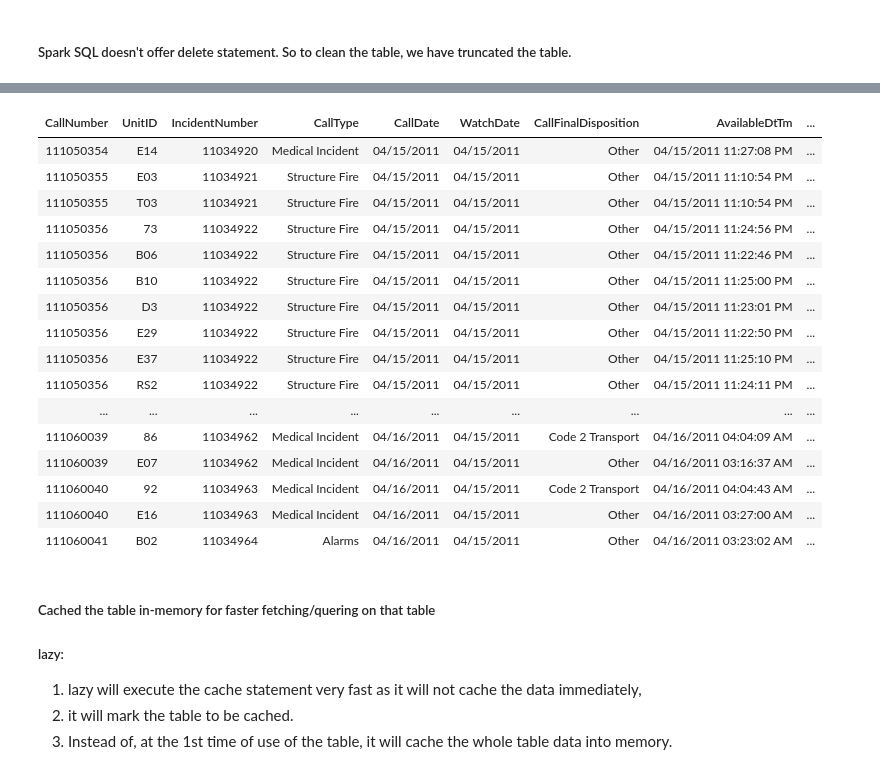
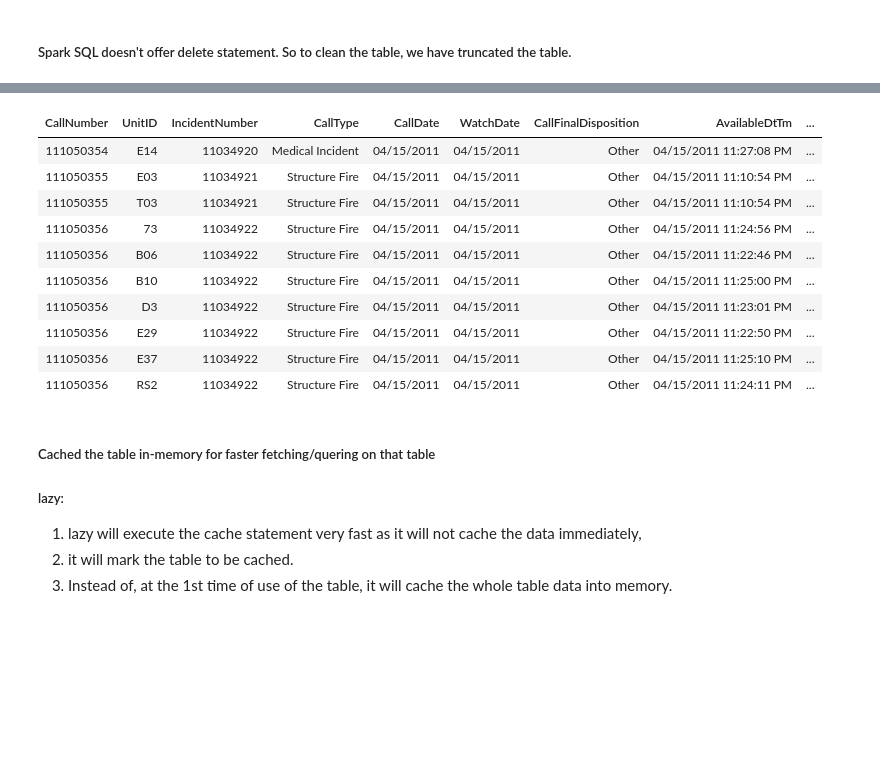
Before and after one commit to buaindra/gcp_utility, a Jupyter notebook: bigdata/databricks/03_Spark_Table.ipynb, the cells around one changed output, grey strips where cells are left out. Cells and saved outputs as stored; diff of their text form; code cells hidden in the pictures; blank space fills up the shorter version.

```diff
--- a/bigdata/databricks/03_Spark_Table.ipynb
+++ b/bigdata/databricks/03_Spark_Table.ipynb
@@ -83,25 +87,19 @@ select * from global_temp.fire_service_calls_view  -- this view created from "01
 [interactive output not drawn]
 # %%
 %sql
-select * from demo_db.fire_service_calls_tbl limit 100
+select * from demo_db.fire_service_calls_tbl limit 10
 # %% [output]
 | CallNumber | UnitID | IncidentNumber | CallType | CallDate | WatchDate | CallFinalDisposition | AvailableDtTm | ... |
 | 111050354 | E14 | 11034920 | Medical Incident | 04/15/2011 | 04/15/2011 | Other | 04/15/2011 11:27:08 PM | ... |
 | 111050355 | E03 | 11034921 | Structure Fire | 04/15/2011 | 04/15/2011 | Other | 04/15/2011 11:10:54 PM | ... |
 | 111050355 | T03 | 11034921 | Structure Fire | 04/15/2011 | 04/15/2011 | Other | 04/15/2011 11:10:54 PM | ... |
 | 111050356 | 73 | 11034922 | Structure Fire | 04/15/2011 | 04/15/2011 | Other | 04/15/2011 11:24:56 PM | ... |
 | 111050356 | B06 | 11034922 | Structure Fire | 04/15/2011 | 04/15/2011 | Other | 04/15/2011 11:22:46 PM | ... |
 | 111050356 | B10 | 11034922 | Structure Fire | 04/15/2011 | 04/15/2011 | Other | 04/15/2011 11:25:00 PM | ... |
 | 111050356 | D3 | 11034922 | Structure Fire | 04/15/2011 | 04/15/2011 | Other | 04/15/2011 11:23:01 PM | ... |
 | 111050356 | E29 | 11034922 | Structure Fire | 04/15/2011 | 04/15/2011 | Other | 04/15/2011 11:22:50 PM | ... |
 | 111050356 | E37 | 11034922 | Structure Fire | 04/15/2011 | 04/15/2011 | Other | 04/15/2011 11:25:10 PM | ... |
 | 111050356 | RS2 | 11034922 | Structure Fire | 04/15/2011 | 04/15/2011 | Other | 04/15/2011 11:24:11 PM | ... |
-| ... | ... | ... | ... | ... | ... | ... | ... | ... |
-| 111060039 | 86 | 11034962 | Medical Incident | 04/16/2011 | 04/15/2011 | Code 2 Transport | 04/16/2011 04:04:09 AM | ... |
-| 111060039 | E07 | 11034962 | Medical Incident | 04/16/2011 | 04/15/2011 | Other | 04/16/2011 03:16:37 AM | ... |
-| 111060040 | 92 | 11034963 | Medical Incident | 04/16/2011 | 04/15/2011 | Code 2 Transport | 04/16/2011 04:04:43 AM | ... |
-| 111060040 | E16 | 11034963 | Medical Incident | 04/16/2011 | 04/15/2011 | Other | 04/16/2011 03:27:00 AM | ... |
-| 111060041 | B02 | 11034964 | Alarms | 04/16/2011 | 04/15/2011 | Other | 04/16/2011 03:23:02 AM | ... |
 # %% [markdown]
 ##### Cached the table in-memory for faster fetching/quering on that table
 ##### lazy:
```
Also changed, not shown: parts of 11 cells of this notebook, 2 other files.
